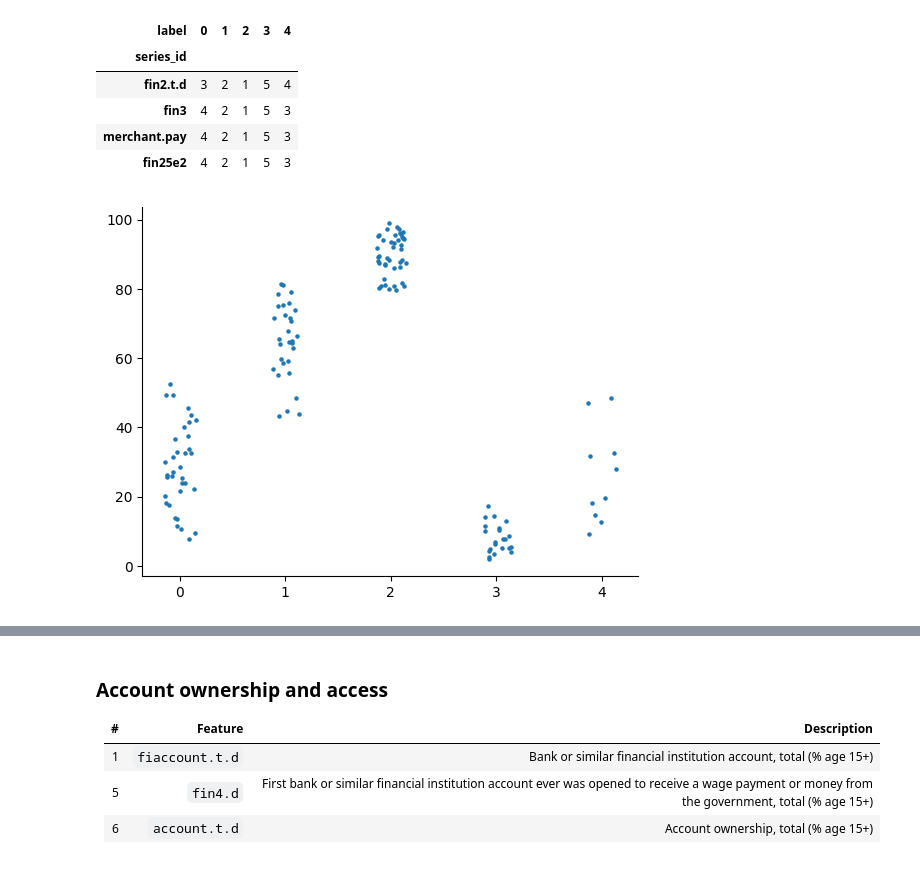
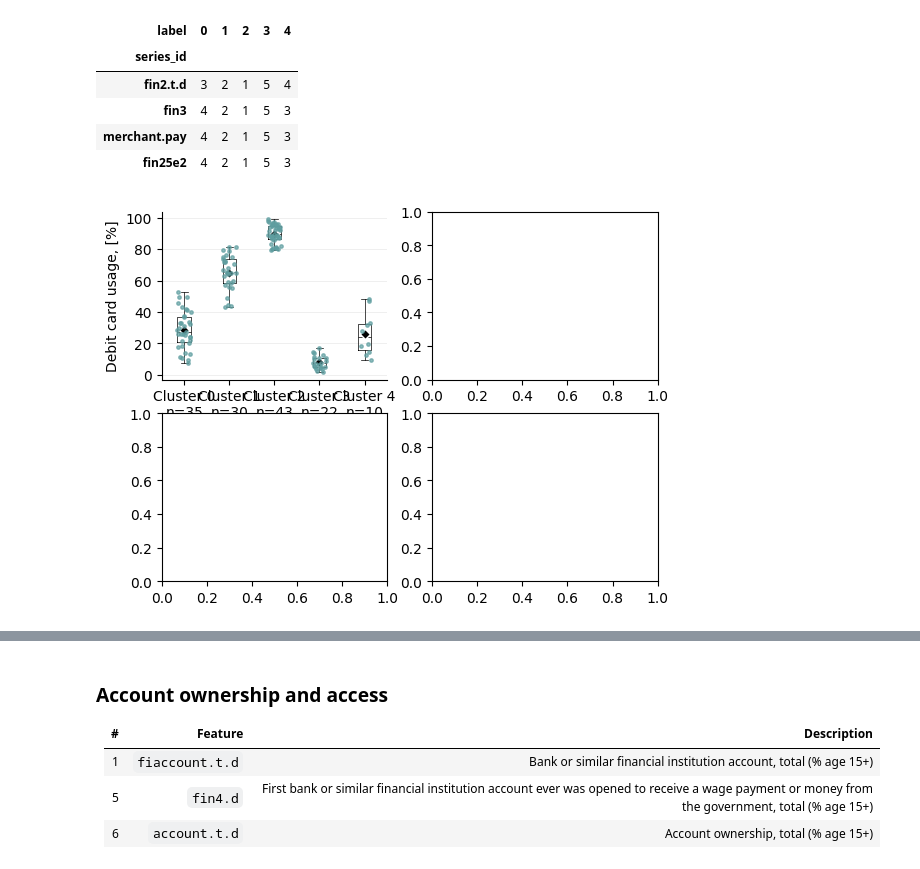
Before and after one commit to reebme/financial-attitudes-clustering, a Jupyter notebook: Notebooks/04_Clustering_Analysis.ipynb, the cells around one changed output, grey strips where cells are left out. Saved outputs shown, nothing was run; the diff lists cells and outputs as text; code cells hidden in the pictures.

Commit message:
Added box and whiskers scatter plot for a clustered feature

```diff
--- a/Notebooks/04_Clustering_Analysis.ipynb
+++ b/Notebooks/04_Clustering_Analysis.ipynb
@@ -487,9 +487,11 @@ stats_per_label[used_paying_tool_series].T.xs("mean", level=1).rank(axis=1, asce
 | merchant.pay | 4 | 2 | 1 | 5 | 3 |
 | fin25e2 | 4 | 2 | 1 | 5 | 3 |
 # %%
-def violin_grouped_scatterplot(
+def box_whiskers_scatterplot(
     data: pd.Series,
-    labels: pd.Series
+    data_name: str,
+    labels: pd.Series,
+    ax
 ):
     plot_df = {
         "value": data,
@@ -497,7 +499,7 @@ def violin_grouped_scatterplot(
     }
     plot_df = pd.DataFrame(plot_df).dropna()
 
-    fig, ax = plt.subplots()
+    ### scatter ###
 
     rng = np.random.default_rng()
     band = 0.15
@@ -507,12 +509,69 @@ def violin_grouped_scatterplot(
     ax.scatter(
         plot_df["position"],
         plot_df["value"],
-        s=5
+        s=6,
+        color="cadetblue",
+        alpha=0.7,
+        zorder=3
+    )
+
+    ### box and whiskers ###
+    clusters = labels.unique()
+    values_per_label = [plot_df.loc[plot_df["label"] == c, "value"] for c in clusters]
+
+    ax.boxplot(
+        values_per_label,
+        positions=clusters,
+        showmeans=True,
+        widths = 2*band,
+        meanprops={
+            "marker": "D",
+            "markerfacecolor": "black",
+            "markeredgecolor": "white",
+            "markersize": 5,
+        },
+        medianprops={
+            "color": "black",
+            "linewidth": "0.5"
+        },
+        boxprops={
+            "color": "black",
+            "linewidth": "0.5"
+        },
+        whiskerprops={
+            "color": "black",
+            "linewidth": "0.5"
+        },
+        capprops={
+            "color": "black",
+            "linewidth": "0.5"
+        }
+    )
+
+    ax.set_xticks(clusters, [f"Cluster {c}\nn={len(values_per_label[c])}" for c in clusters])
+    ax.set_ylabel(data_name)
+
+    ax.grid(
+        axis="y",
+        color="lightgrey",
+        linewidth=0.5,
+        alpha=0.5
     )
 
     for spine in ["top", "right"]:
         ax.spines[spine].set_visible(False)
 
-violin_grouped_scatterplot(data["fin2.t.d"], labels["final"])
+    return ax
-# %% [output]
-[figure, removed]
+# %%
+nrows=2
+ncols=2
+fig, axs = plt.subplots(nrows=nrows, ncols=ncols)
+box_whiskers_scatterplot(
+    data["fin2.t.d"],
+    "Debit card usage, [%]",
+    labels["final"],
+    axs[0,0]
+)
+plt.show()
+# %% [output]
+[figure, added]
```
Also changed, not shown: parts of 4 cells of this notebook.
